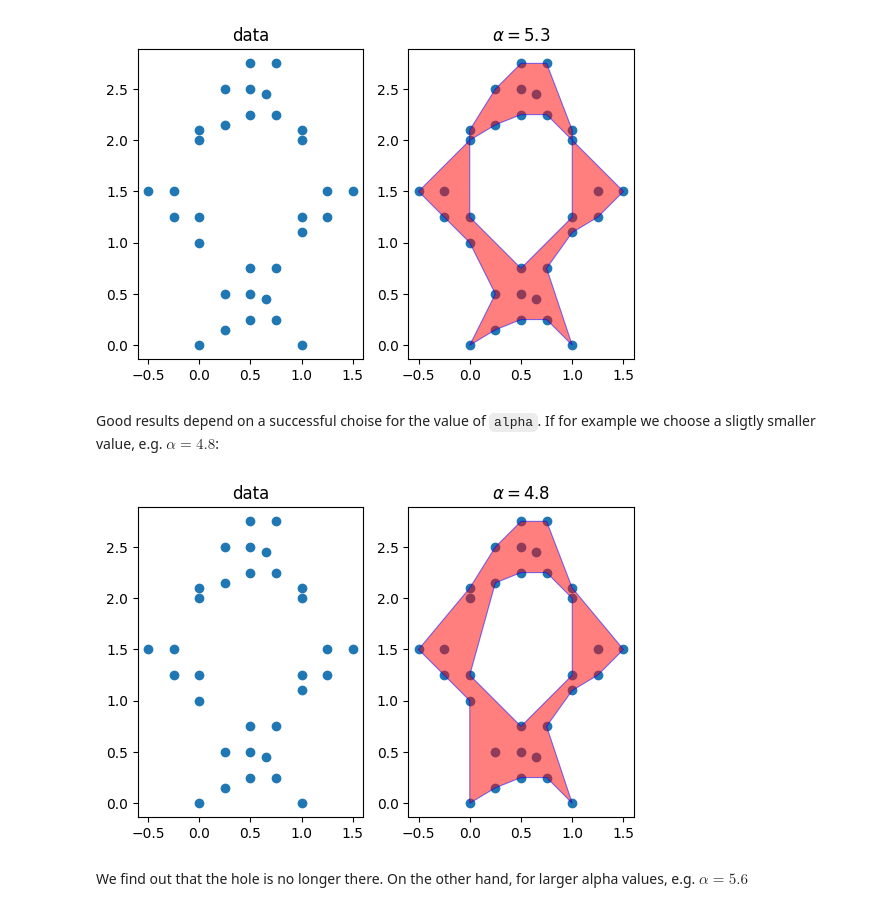
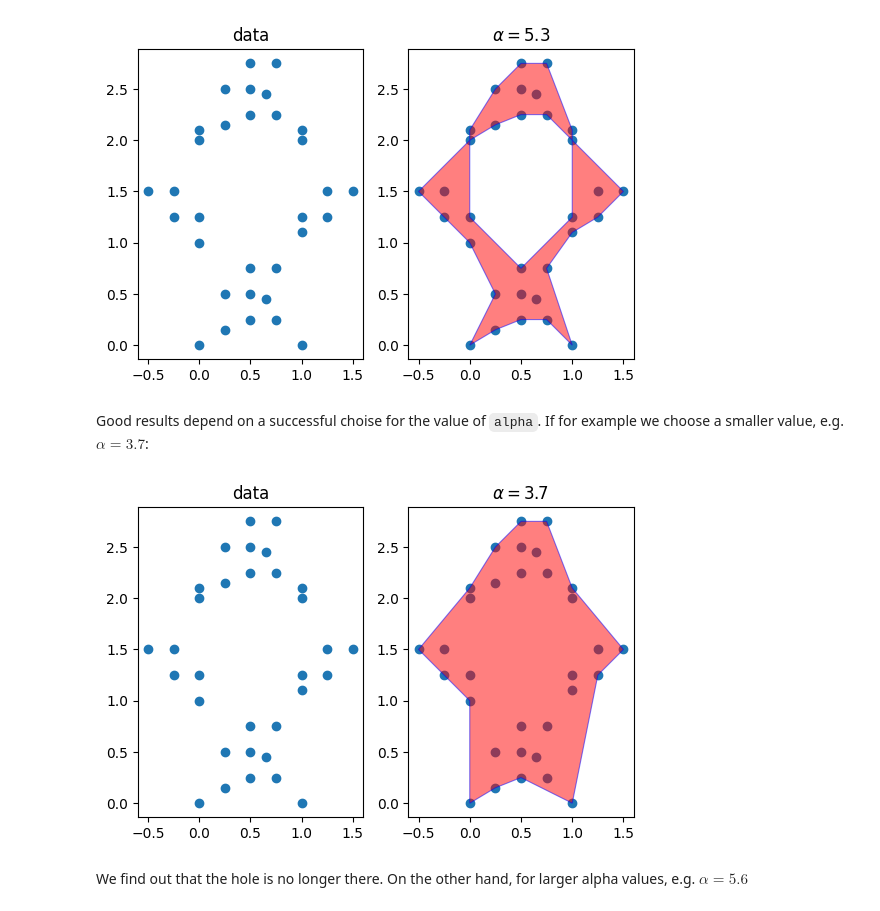
Before and after one commit to panosz/alpha_shapes, a Jupyter notebook: README.ipynb, the cells around one changed output. Saved outputs shown, nothing was run; the diff lists cells and outputs as text; code cells hidden in the pictures.

```diff
--- a/README.ipynb
+++ b/README.ipynb
@@ -62,23 +62,23 @@ for ax in (ax0, ax1):
 # %% [output]
 [figure]
 # %% [markdown]
-Good results depend on a successful choise for the value of `alpha`. If for example we choose a sligtly smaller value, e.g. $\alpha = 4.8$:
+Good results depend on a successful choise for the value of `alpha`. If for example we choose a smaller value, e.g. $\alpha = 3.7$:
 # %%
 # Calculate the shape for smaller alpha
-alpha = 4.8
+alpha = 3.7
 alpha_shape = shaper.get_shape(alpha=alpha)
 
 fig, (ax0, ax1) = plt.subplots(1, 2)
 ax0.scatter(*zip(*points))
 ax0.set_title('data')
 ax1.scatter(*zip(*points))
 plot_alpha_shape(ax1, alpha_shape)
 ax1.set_title(f"$\\alpha={alpha:.3}$")
 
 for ax in (ax0, ax1):
     ax.set_aspect('equal')
 # %% [output]
-[figure, old version]
+[figure, new version]
 # %% [markdown]
 We find out that the hole is no longer there.
 On the other hand, for larger alpha values, e.g. $\alpha = 5.6$
```
Also changed, not shown: parts of 3 cells of this notebook, 5 other files.
